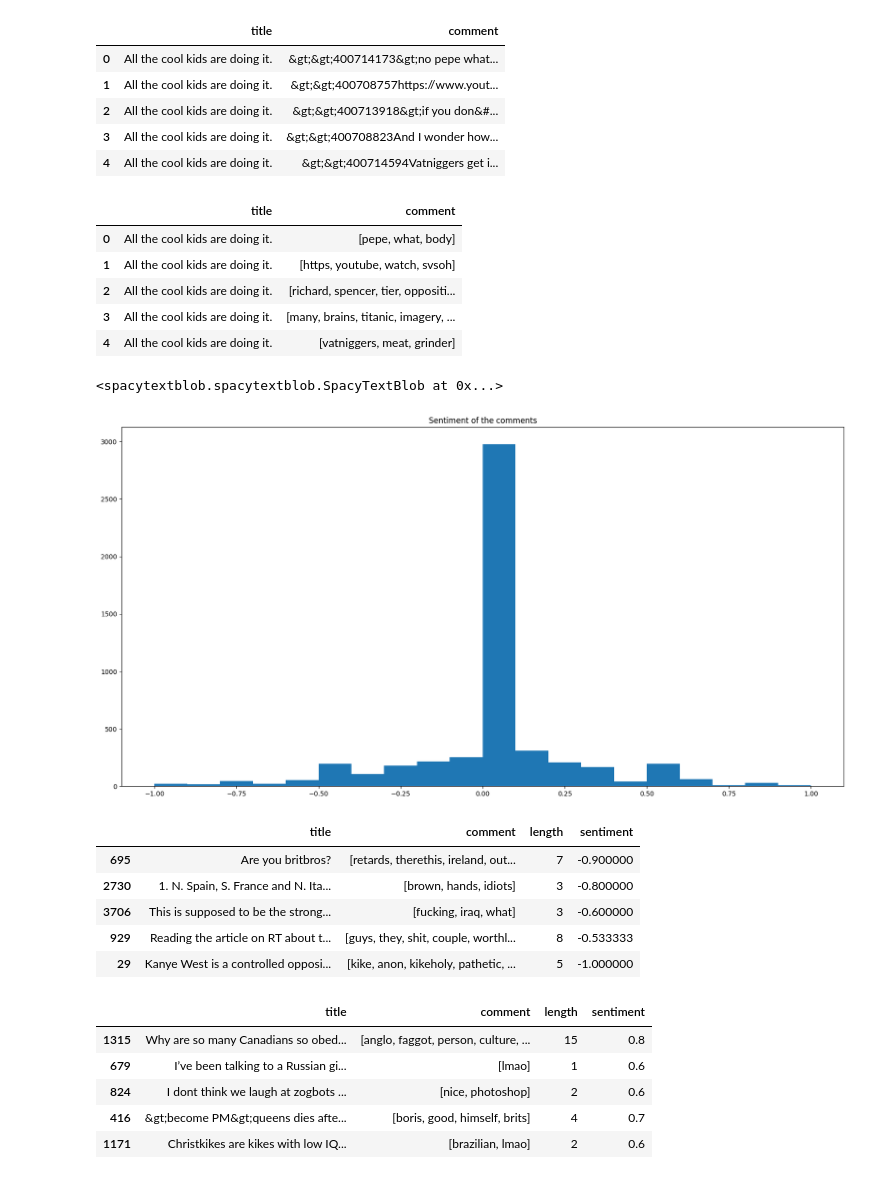
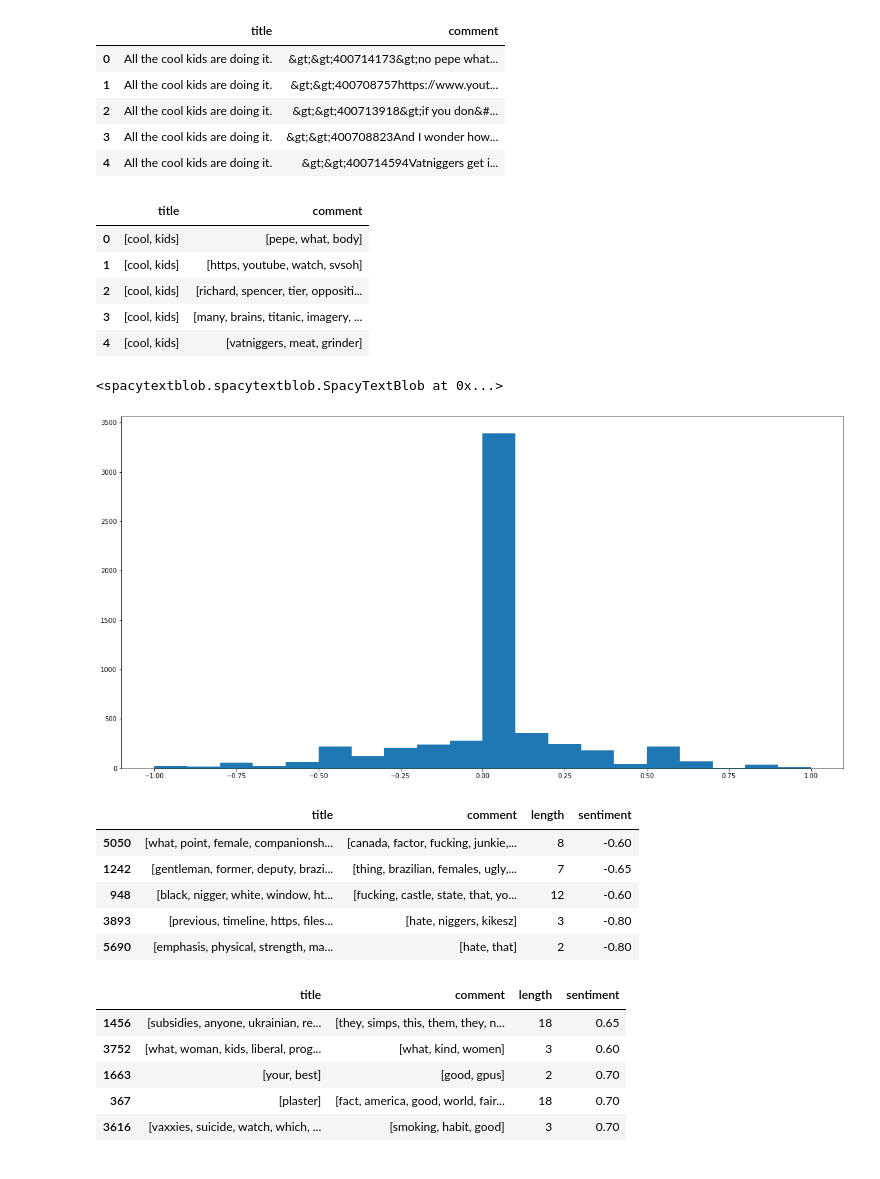
Before and after one commit to Extrieve/NLProject, a Jupyter notebook: 4chan/pandas_transformation.ipynb, the cells around one changed output. Cells and saved outputs as stored; diff of their text form; code cells hidden in the pictures.

```diff
--- a/4chan/pandas_transformation.ipynb
+++ b/4chan/pandas_transformation.ipynb
@@ -39,21 +38,21 @@ def clean_text(text):
 
     # only accept nouns, pronouns and entities
     doc = nlp(text)
-    text = [token.text for token in doc if token.pos_ in ['NOUN', 'PROPN', 'PRON', 'ADJ'] and len(token.text) > 3]
+    text = [token.text for token in doc if token.pos_ in ['NOUN', 'PROPN', 'PRON', 'ADJ'] and len(token.text) > 3 and 'quot' not in token.text]
     return text
 # %%
 # apply the clean_text function to the dataframe
-# df['title'] = df['title'].apply(clean_text)
+df['title'] = df['title'].apply(clean_text)
 df['comment'] = df['comment'].apply(clean_text)
 # %%
 df.head()
 # %% [output]
 |  | title | comment |
-| 0 | All the cool kids are doing it. | [pepe, what, body] |
-| 1 | All the cool kids are doing it. | [https, youtube, watch, svsoh] |
-| 2 | All the cool kids are doing it. | [richard, spencer, tier, oppositi... |
-| 3 | All the cool kids are doing it. | [many, brains, titanic, imagery, ... |
-| 4 | All the cool kids are doing it. | [vatniggers, meat, grinder] |
+| 0 | [cool, kids] | [pepe, what, body] |
+| 1 | [cool, kids] | [https, youtube, watch, svsoh] |
+| 2 | [cool, kids] | [richard, spencer, tier, oppositi... |
+| 3 | [cool, kids] | [many, brains, titanic, imagery, ... |
+| 4 | [cool, kids] | [vatniggers, meat, grinder] |
 # %%
 # lets create a new column with the length of the comment
 df['length'] = df['comment'].apply(lambda x: len(x))
@@ -69,33 +68,32 @@ df['sentiment'] = df['comment'].apply(lambda x: nlp(' '.join(x))._.blob.polarity
 # %%
 # lets plot the sentiment of the comments
 import matplotlib.pyplot as plt
 
 plt.figure(figsize=(20, 10))
-plt.title('Sentiment of the comments')
 plt.hist(df['sentiment'], bins=20)
 plt.show()
 # %% [output]
-[figure, old version]
+[figure, new version]
 # %%
 # show 5 samples of negative comments, in which sentiment is less than -0.5
 df[df['sentiment'] < -0.5].sample(5)
 # %% [output]
 |  | title | comment | length | sentiment |
-| 695 | Are you britbros? | [retards, therethis, ireland, out... | 7 | -0.900000 |
-| 2730 | 1. N. Spain, S. France and N. Ita... | [brown, hands, idiots] | 3 | -0.800000 |
-| 3706 | This is supposed to be the strong... | [fucking, iraq, what] | 3 | -0.600000 |
-| 929 | Reading the article on RT about t... | [guys, they, shit, couple, worthl... | 8 | -0.533333 |
-| 29 | Kanye West is a controlled opposi... | [kike, anon, kikeholy, pathetic, ... | 5 | -1.000000 |
+| 5050 | [what, point, female, companionsh... | [canada, factor, fucking, junkie,... | 8 | -0.60 |
+| 1242 | [gentleman, former, deputy, brazi... | [thing, brazilian, females, ugly,... | 7 | -0.65 |
+| 948 | [black, nigger, white, window, ht... | [fucking, castle, state, that, yo... | 12 | -0.60 |
+| 3893 | [previous, timeline, https, files... | [hate, niggers, kikesz] | 3 | -0.80 |
+| 5690 | [emphasis, physical, strength, ma... | [hate, that] | 2 | -0.80 |
 # %%
 # show 5 samples of positive comments, in which sentiment is greater than 0.5
 df[df['sentiment'] > 0.5].sample(5)
 # %% [output]
 |  | title | comment | length | sentiment |
-| 1315 | Why are so many Canadians so obed... | [anglo, faggot, person, culture, ... | 15 | 0.8 |
-| 679 | I’ve been talking to a Russian gi... | [lmao] | 1 | 0.6 |
-| 824 | I dont think we laugh at zogbots ... | [nice, photoshop] | 2 | 0.6 |
-| 416 | &gt;become PM&gt;queens dies afte... | [boris, good, himself, brits] | 4 | 0.7 |
-| 1171 | Christkikes are kikes with low IQ... | [brazilian, lmao] | 2 | 0.6 |
+| 1456 | [subsidies, anyone, ukrainian, re... | [they, simps, this, them, they, n... | 18 | 0.65 |
+| 3752 | [what, woman, kids, liberal, prog... | [what, kind, women] | 3 | 0.60 |
+| 1663 | [your, best] | [good, gpus] | 2 | 0.70 |
+| 367 | [plaster] | [fact, america, good, world, fair... | 18 | 0.70 |
+| 3616 | [vaxxies, suicide, watch, which, ... | [smoking, habit, good] | 3 | 0.70 |
 # %%
 # lets create a new column with the subjectivity of the comment
 df['subjectivity'] = df['comment'].apply(lambda x: nlp(' '.join(x))._.blob.subjectivity)
```
Also changed, not shown: parts of 18 cells of this notebook, 1 other file.
